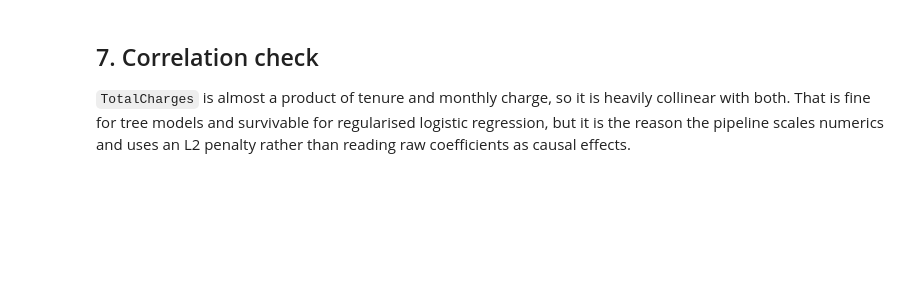
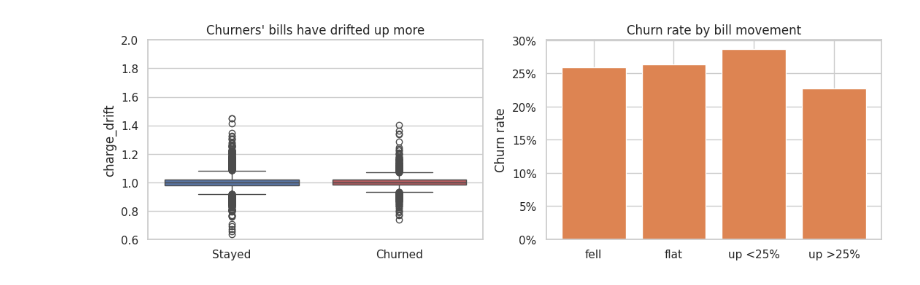
Before and after one commit to amogh0820/telco-churn-mlops, a Jupyter notebook: notebooks/01_eda.ipynb, the cells around one changed output. Cells and saved outputs as stored; diff of their text form; code cells hidden in the pictures; blank space fills up the shorter version.

Commit message:
Update exploratory data analysis

```diff
--- a/notebooks/01_eda.ipynb
+++ b/notebooks/01_eda.ipynb
@@ -186,0 +335,4 @@ whose bill has risen.
+# %%
+engineered = add_engineered_features(df)
+new_cols = ["avg_monthly_spend", "charge_drift", "num_addons", "tenure_years", "tenure_bucket"]
+engineered[new_cols].describe(include="all").T
@@ -187,41 +354,25 @@ whose bill has risen.
 # %%
-work = df.copy()
-work["avg_monthly_spend"] = work["TotalCharges"].fillna(0) / work["tenure"].clip(lower=1)
-work["charge_drift"] = work["MonthlyCharges"] / work["avg_monthly_spend"].replace(0, np.nan)
-work["charge_drift"] = work["charge_drift"].fillna(1.0)
+fig, axes = plt.subplots(1, 2, figsize=(11, 3.6))
 
-fig, axes = plt.subplots(1, 3, figsize=(15, 3.6))
+sns.boxplot(
+    data=engineered, x=TARGET, y="charge_drift", ax=axes[0],
+    hue=TARGET, palette=["#4c72b0", "#c44e52"], legend=False,
+)
+axes[0].set_ylim(0.6, 2.0)
+axes[0].set_xticks([0, 1], ["Stayed", "Churned"])
+axes[0].set_xlabel("")
+axes[0].set_title("Churners' bills have drifted up more")
 
-for label, colour in [(0, "#4c72b0"), (1, "#c44e52")]:
-    axes[0].hist(
-        work.loc[work[TARGET] == label, "MonthlyCharges"],
-        bins=40, alpha=0.6, color=colour,
-        label="Churned" if label else "Stayed",
-    )
-axes[0].set_title("MonthlyCharges is bimodal")
-axes[0].set_xlabel("Monthly charge")
-axes[0].legend(fontsize=8)
-
-sns.boxplot(data=work, x=TARGET, y="charge_drift", ax=axes[1],
-            palette=["#4c72b0", "#c44e52"], hue=TARGET, legend=False)
-axes[1].set_ylim(0.6, 2.0)
-axes[1].set_xticks([0, 1], ["Stayed", "Churned"])
-axes[1].set_xlabel("")
-axes[1].set_title("Churners' bills drifted up more")
-
-drift_band = pd.cut(work["charge_drift"], [0, 0.95, 1.05, 1.25, np.inf],
-                    labels=["fell", "flat", "up <25%", "up >25%"])
-dr = work.groupby(drift_band, observed=True)[TARGET].mean()
-axes[2].bar(dr.index.astype(str), dr.values, color="#dd8452")
-axes[2].set_title("Churn rate by bill movement")
-axes[2].yaxis.set_major_formatter(lambda x, _: f"{x:.0%}")
+drift_band = pd.cut(
+    engineered["charge_drift"], [0, 0.95, 1.05, 1.25, np.inf],
+    labels=["fell", "flat", "up <25%", "up >25%"],
+)
+drift_rate = engineered.groupby(drift_band, observed=True)[TARGET].mean()
+axes[1].bar(drift_rate.index.astype(str), drift_rate.values, color="#dd8452")
+axes[1].set_title("Churn rate by bill movement")
+axes[1].set_ylabel("Churn rate")
+axes[1].yaxis.set_major_formatter(lambda x, _: f"{x:.0%}")
 plt.tight_layout()
 plt.show()
+# %% [output]
+[figure, added]
-# %% [markdown]
-## 7. Correlation check
-
-`TotalCharges` is almost a product of tenure and monthly charge, so it is
-heavily collinear with both. That is fine for tree models and survivable for
-regularised logistic regression, but it is the reason the pipeline scales
-numerics and uses an L2 penalty rather than reading raw coefficients as
-causal effects.
```
Also changed, not shown: parts of 54 cells of this notebook, 1 other file.
